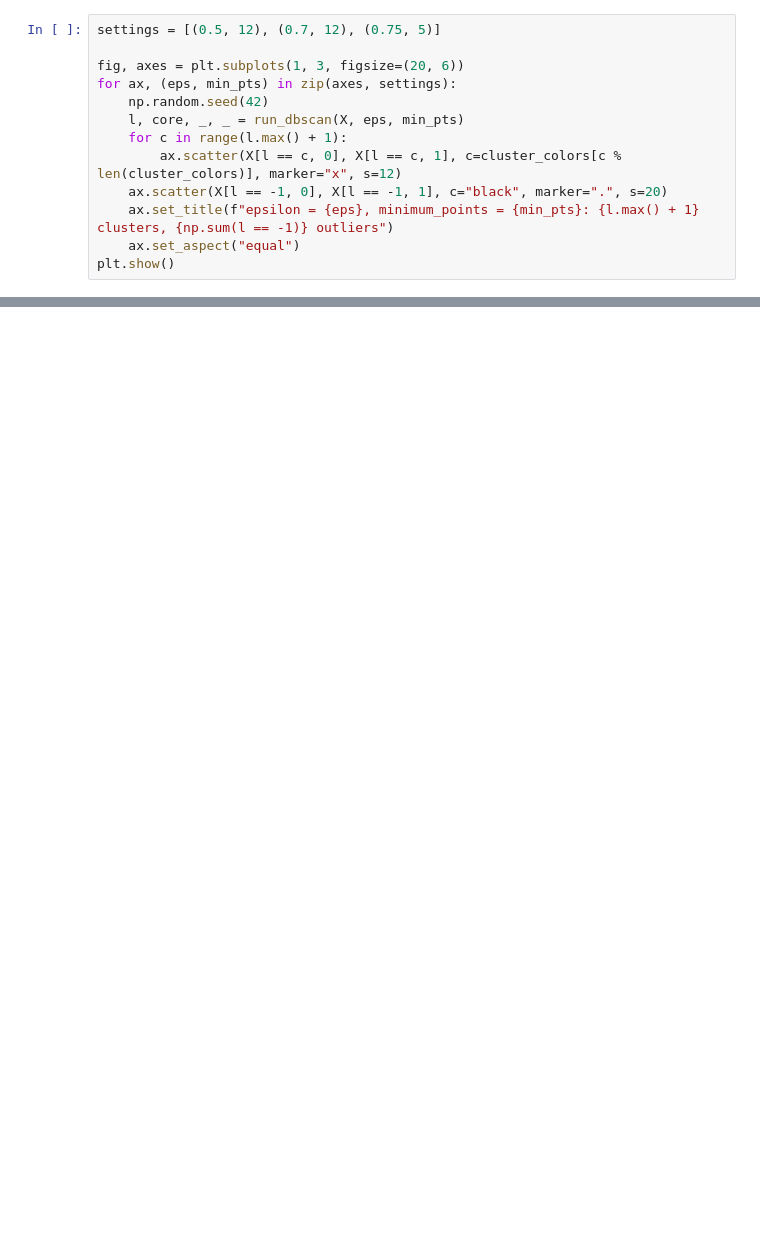
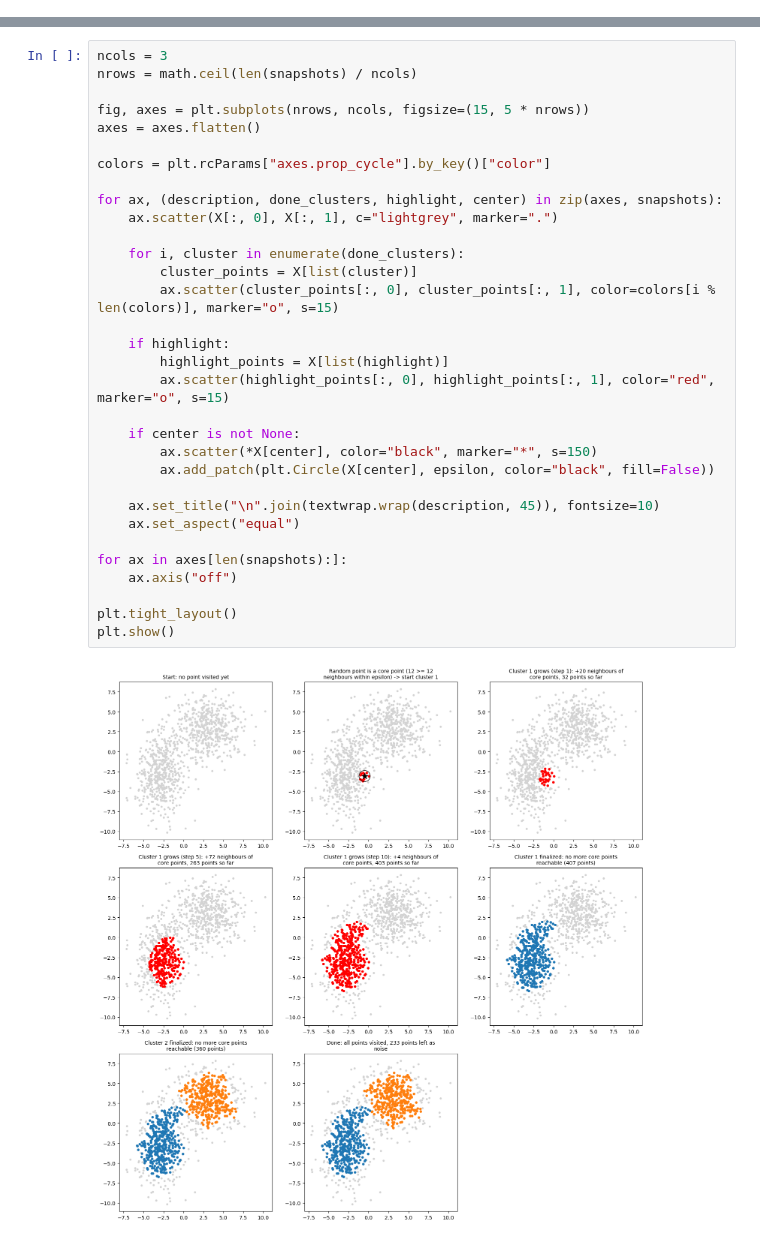
Before and after one commit to sezRR/iscte-machine-learning, a Jupyter notebook: assignments/01-unsupervised-learning/q3.ipynb, the cells around one changed output, grey strips where cells are left out. Drawn from its saved outputs; the diff is of its cells as text; blank space fills up the shorter version.

```diff
--- a/assignments/01-unsupervised-learning/q3.ipynb
+++ b/assignments/01-unsupervised-learning/q3.ipynb
@@ -230,13 +16,0 @@ merged into a single cluster. With a smaller `epsilon` the clusters break into m
-# %%
-settings = [(0.5, 12), (0.7, 12), (0.75, 5)]
-
-fig, axes = plt.subplots(1, 3, figsize=(20, 6))
-for ax, (eps, min_pts) in zip(axes, settings):
-    np.random.seed(42)
-    l, core, _, _ = run_dbscan(X, eps, min_pts)
-    for c in range(l.max() + 1):
-        ax.scatter(X[l == c, 0], X[l == c, 1], c=cluster_colors[c % len(cluster_colors)], marker="x", s=12)
-    ax.scatter(X[l == -1, 0], X[l == -1, 1], c="black", marker=".", s=20)
-    ax.set_title(f"epsilon = {eps}, minimum_points = {min_pts}: {l.max() + 1} clusters, {np.sum(l == -1)} outliers")
-    ax.set_aspect("equal")
-plt.show()
@@ -244,0 +95,34 @@ plt.show()
+# %%
+ncols = 3
+nrows = math.ceil(len(snapshots) / ncols)
+
+fig, axes = plt.subplots(nrows, ncols, figsize=(15, 5 * nrows))
+axes = axes.flatten()
+
+colors = plt.rcParams["axes.prop_cycle"].by_key()["color"]
+
+for ax, (description, done_clusters, highlight, center) in zip(axes, snapshots):
+    ax.scatter(X[:, 0], X[:, 1], c="lightgrey", marker=".")
+
+    for i, cluster in enumerate(done_clusters):
+        cluster_points = X[list(cluster)]
+        ax.scatter(cluster_points[:, 0], cluster_points[:, 1], color=colors[i % len(colors)], marker="o", s=15)
+
+    if highlight:
+        highlight_points = X[list(highlight)]
+        ax.scatter(highlight_points[:, 0], highlight_points[:, 1], color="red", marker="o", s=15)
+
+    if center is not None:
+        ax.scatter(*X[center], color="black", marker="*", s=150)
+        ax.add_patch(plt.Circle(X[center], epsilon, color="black", fill=False))
+
+    ax.set_title("\n".join(textwrap.wrap(description, 45)), fontsize=10)
+    ax.set_aspect("equal")
+
+for ax in axes[len(snapshots):]:
+    ax.axis("off")
+
+plt.tight_layout()
+plt.show()
+# %% [output]
+[figure, added]
```
Also changed, not shown: parts of 21 cells of this notebook, 3 other files.
